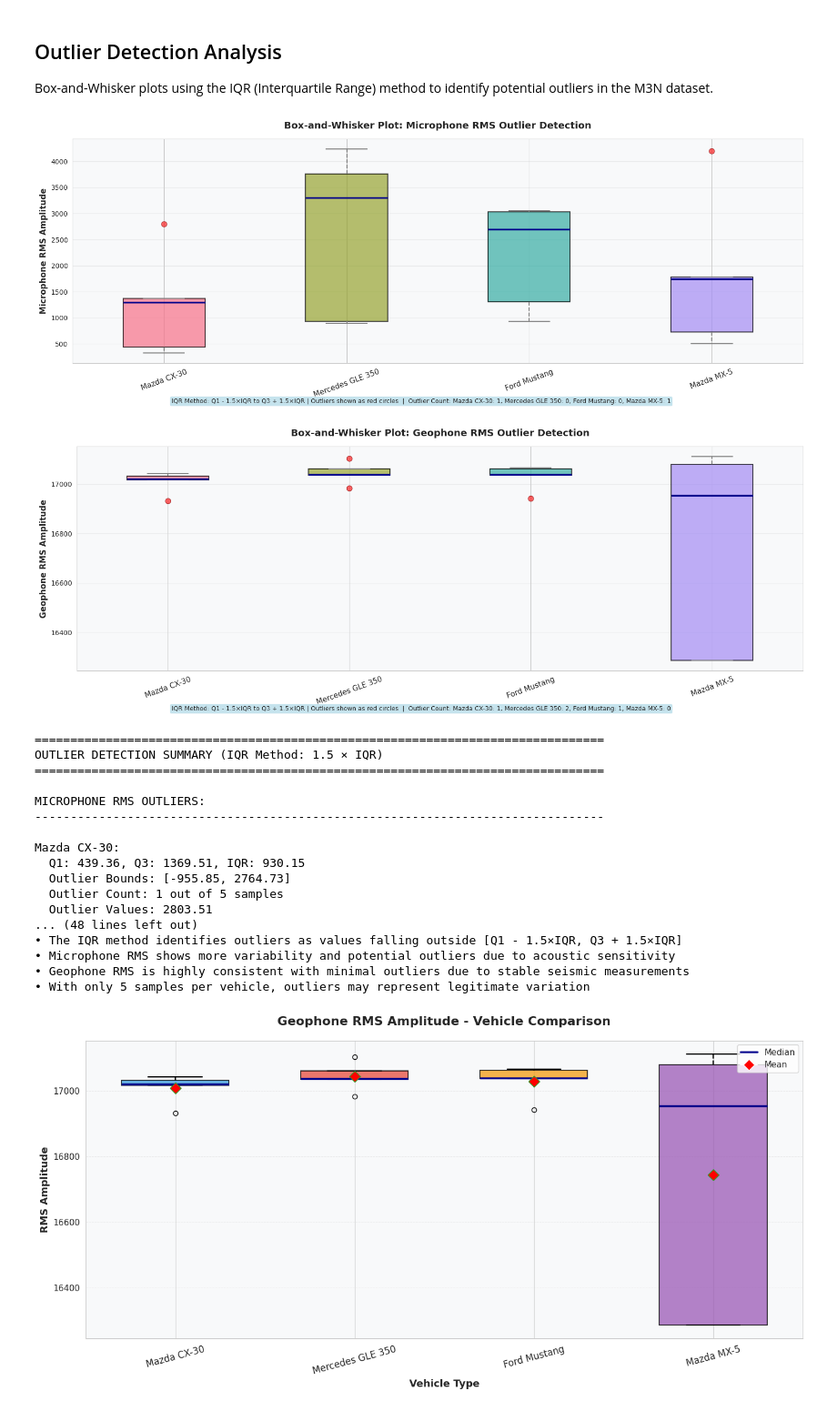
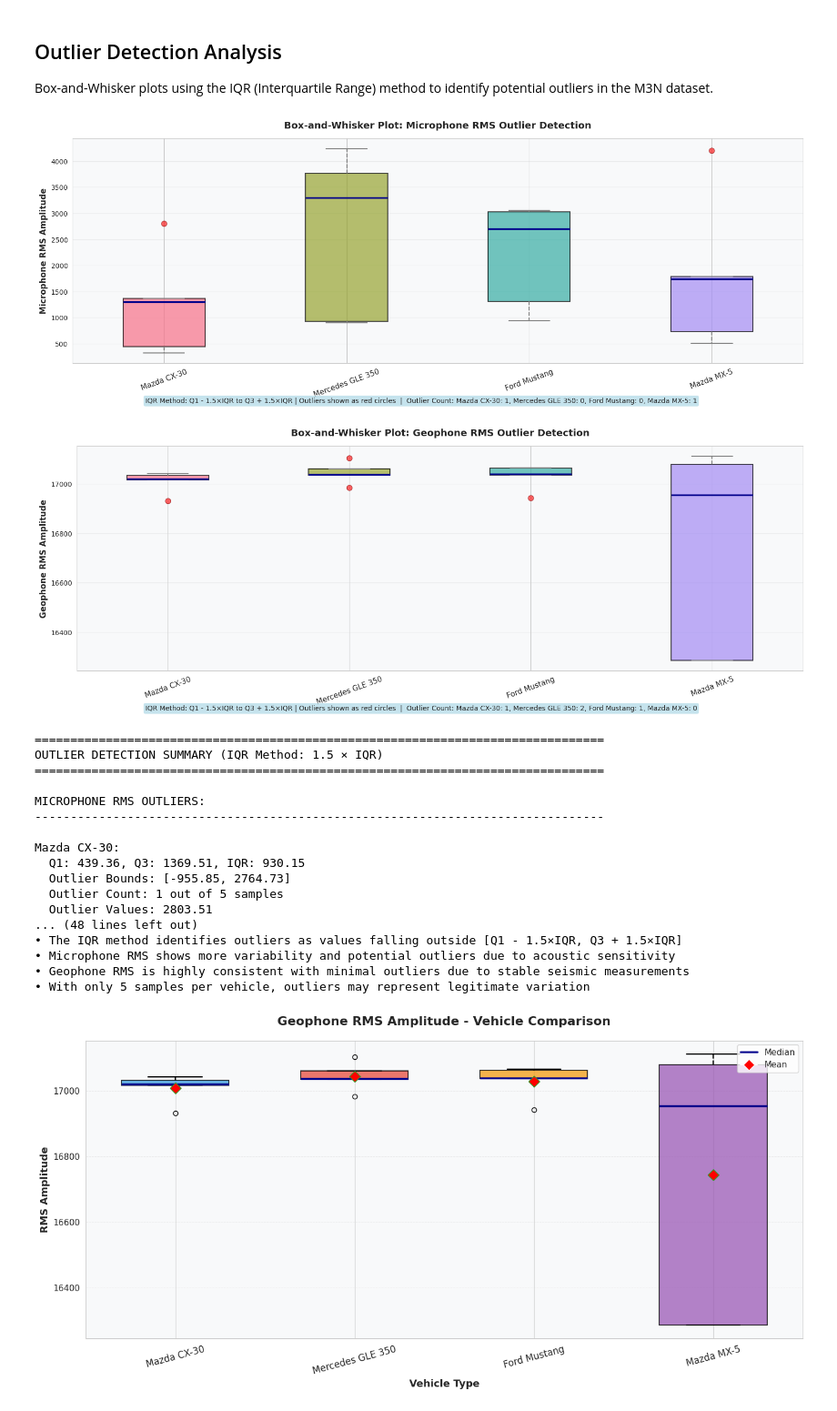
Before and after one commit to antoniogmagana/Dark_Circle, a Jupyter notebook: data_exploration_notebooks/m3n_data_exploration.ipynb, the cells around one changed output. Shown at 91% size. Drawn from its saved outputs; the diff is of its cells as text; code cells hidden in the pictures.

```diff
--- a/data_exploration_notebooks/m3n_data_exploration.ipynb
+++ b/data_exploration_notebooks/m3n_data_exploration.ipynb
@@ -1069,16 +1069,16 @@ if len(signal_char_df) > 0:
         height_rms = bar_rms.get_height()
         height_peak = bar_peak.get_height()
         ax1.text(bar_rms.get_x() + bar_rms.get_width()/2., height_rms,
-                f'{int(height_rms)}', ha='center', va='bottom', fontsize=9, fontweight='bold')
+                f'{int(height_rms)}', ha='center', va='bottom', fontsize=10, fontweight='bold')
         ax1.text(bar_peak.get_x() + bar_peak.get_width()/2., height_peak,
-                f'{int(height_peak)}', ha='center', va='bottom', fontsize=9, fontweight='bold')
+                f'{int(height_peak)}', ha='center', va='bottom', fontsize=10, fontweight='bold')
 
     ax1.set_ylabel('Amplitude', fontsize=13, fontweight='bold')
     ax1.set_xlabel('Vehicle Type', fontsize=13, fontweight='bold')
     ax1.set_title('Microphone Signal Amplitude\n(Acoustic Response)', fontsize=14, fontweight='bold', pad=15)
     ax1.set_xticks(x)
     ax1.set_xticklabels(vehicles, rotation=20, ha='right', fontsize=11)
-    ax1.legend(fontsize=9, bbox_to_anchor=(0.5, -0.15), loc='upper center', ncol=2, framealpha=0.95, edgecolor='gray')
+    ax1.legend(fontsize=10, bbox_to_anchor=(0.5, -0.15), loc='upper center', ncol=2, framealpha=0.95, edgecolor='gray')
     ax1.grid(alpha=0.3, axis='y', linestyle='--', linewidth=0.8)
     ax1.set_axisbelow(True)
 
@@ -1094,16 +1094,16 @@ if len(signal_char_df) > 0:
         height_rms = bar_rms.get_height()
         height_peak = bar_peak.get_height()
         ax2.text(bar_rms.get_x() + bar_rms.get_width()/2., height_rms,
-                f'{int(height_rms)}', ha='center', va='bottom', fontsize=9, fontweight='bold')
+                f'{int(height_rms)}', ha='center', va='bottom', fontsize=10, fontweight='bold')
         ax2.text(bar_peak.get_x() + bar_peak.get_width()/2., height_peak,
-                f'{int(height_peak)}', ha='center', va='bottom', fontsize=9, fontweight='bold')
+                f'{int(height_peak)}', ha='center', va='bottom', fontsize=10, fontweight='bold')
 
     ax2.set_ylabel('Amplitude', fontsize=13, fontweight='bold')
     ax2.set_xlabel('Vehicle Type', fontsize=13, fontweight='bold')
     ax2.set_title('Geophone Signal Amplitude\n(Seismic Response)', fontsize=14, fontweight='bold', pad=15)
     ax2.set_xticks(x)
     ax2.set_xticklabels(vehicles, rotation=20, ha='right', fontsize=11)
-    ax2.legend(fontsize=9, bbox_to_anchor=(0.5, -0.15), loc='upper center', ncol=2, framealpha=0.95, edgecolor='gray')
+    ax2.legend(fontsize=10, bbox_to_anchor=(0.5, -0.15), loc='upper center', ncol=2, framealpha=0.95, edgecolor='gray')
     ax2.grid(alpha=0.3, axis='y', linestyle='--', linewidth=0.8)
     ax2.set_axisbelow(True)
 
@@ -1125,7 +1125,7 @@ if len(signal_char_df) > 0:
     ax1.grid(alpha=0.25, axis='y', linestyle='--')
     # Add value labels on bars
     for i, v in enumerate(signal_char_df['mic_rms']):
-        ax1.text(i, v, f'{v:.0f}', ha='center', va='bottom', fontsize=9, fontweight='bold')
+        ax1.text(i, v, f'{v:.0f}', ha='center', va='bottom', fontsize=10, fontweight='bold')
 
     # Right: Geophone RMS Comparison
     ax2 = axes[1]
@@ -1137,7 +1137,7 @@ if len(signal_char_df) > 0:
     ax2.grid(alpha=0.25, axis='y', linestyle='--')
     # Add value labels on bars
     for i, v in enumerate(signal_char_df['geo_rms']):
-        ax2.text(i, v, f'{v:.1f}', ha='center', va='bottom', fontsize=9, fontweight='bold')
+        ax2.text(i, v, f'{v:.1f}', ha='center', va='bottom', fontsize=10, fontweight='bold')
 
     plt.tight_layout()
     plt.show()
@@ -1155,7 +1155,7 @@ if len(signal_char_df) > 0:
     plt.axhline(y=mic_to_geo_ratio.mean(), color='red', linestyle='--', linewidth=2, alpha=0.7, label=f'Mean: {mic_to_geo_ratio.mean():.3f}')
     # Add value labels
     for i, v in enumerate(mic_to_geo_ratio):
-        plt.text(i, v, f'{v:.3f}', ha='center', va='bottom', fontsize=9, fontweight='bold')
+        plt.text(i, v, f'{v:.3f}', ha='center', va='bottom', fontsize=10, fontweight='bold')
     plt.legend(fontsize=10, loc='upper right')
     plt.tight_layout()
     plt.show()
@@ -1204,12 +1204,12 @@ if len(signal_char_df) > 0:
         # Add value labels
         for i, (bar, val) in enumerate(zip(bars, values)):
             ax.text(bar.get_x() + bar.get_width()/2., val, f'{int(val)}',
-                   ha='center', va='bottom', fontsize=9, fontweight='bold')
+                   ha='center', va='bottom', fontsize=10, fontweight='bold')
 
         ax.set_title(f'{vehicle}', fontsize=13, fontweight='bold', pad=10)
         ax.set_ylabel('Amplitude', fontsize=10)
         ax.set_xticks(range(4))
-        ax.set_xticklabels(metrics, fontsize=9)
+        ax.set_xticklabels(metrics, fontsize=10)
         ax.grid(alpha=0.3, axis='y')
 
     plt.suptitle('Signal Amplitude by Vehicle Type\n(RMS and Peak values for both sensors)',
@@ -1230,13 +1230,13 @@ if len(signal_char_df) > 0:
         for bar in bars:
             height = bar.get_height()
             ax1.text(bar.get_x() + bar.get_width()/2., height, f'{int(height)}',
-                    ha='center', va='bottom', fontsize=8)
+                    ha='center', va='bottom', fontsize=10)
 
     ax1.set_ylabel('Amplitude', fontsize=11)
     ax1.set_xlabel('Vehicle', fontsize=11)
     ax1.set_title('Microphone: Amplitude Differences Across Vehicles', fontsize=12, fontweight='bold')
     ax1.set_xticks(x)
-    ax1.set_xticklabels(vehicles, rotation=20, ha='right', fontsize=9)
+    ax1.set_xticklabels(vehicles, rotation=20, ha='right', fontsize=10)
     ax1.legend()
     ax1.grid(alpha=0.3, axis='y')
 
@@ -1249,13 +1249,13 @@ if len(signal_char_df) > 0:
         for bar in bars:
             height = bar.get_height()
             ax2.text(bar.get_x() + bar.get_width()/2., height, f'{int(height)}',
-                    ha='center', va='bottom', fontsize=8)
+                    ha='center', va='bottom', fontsize=10)
 
     ax2.set_ylabel('Amplitude', fontsize=11)
     ax2.set_xlabel('Vehicle', fontsize=11)
     ax2.set_title('Geophone: DC Offset Masks Vehicle Differences', fontsize=12, fontweight='bold')
     ax2.set_xticks(x)
-    ax2.set_xticklabels(vehicles, rotation=20, ha='right', fontsize=9)
+    ax2.set_xticklabels(vehicles, rotation=20, ha='right', fontsize=10)
     ax2.legend()
     ax2.grid(alpha=0.3, axis='y')
 
@@ -1506,7 +1506,7 @@ if len(amplitude_df) > 0:
 
     plt.tight_layout()
     fig1.text(0.5, 0.01, f'{textstr}  |  {outlier_text}',
-              ha='center', fontsize=9,
+              ha='center', fontsize=10,
               bbox=dict(boxstyle='round', facecolor='lightblue', alpha=0.7))
     plt.show()
 
@@ -1560,7 +1560,7 @@ if len(amplitude_df) > 0:
 
     plt.tight_layout()
     fig2.text(0.5, 0.01, f'{textstr}  |  {outlier_text}',
-              ha='center', fontsize=9,
+              ha='center', fontsize=10,
               bbox=dict(boxstyle='round', facecolor='lightblue', alpha=0.7))
     plt.show()
     # Print detailed outlier analysis
@@ -1587,35 +1587,35 @@ if len(amplitude_df) > 0:
             print(f"  Outlier Values: {', '.join([f'{x:.2f}' for x in outliers])}")
 
     print("\n" + "="*80)
     print("GEOPHONE RMS OUTLIERS:")
     print("-" * 80)
     for i, vehicle in enumerate(vehicles):
         data = geo_box_data[i]
         q1, q3 = np.percentile(data, [25, 75])
         iqr = q3 - q1
         lower_bound = q1 - 1.5 * iqr
         upper_bound = q3 + 1.5 * iqr
         outliers = data[(data < lower_bound) | (data > upper_bound)]
 
         print(f"\n{vehicle}:")
         print(f"  Q1: {q1:.2f}, Q3: {q3:.2f}, IQR: {iqr:.2f}")
         print(f"  Outlier Bounds: [{lower_bound:.2f}, {upper_bound:.2f}]")
         print(f"  Outlier Count: {len(outliers)} out of {len(data)} samples")
         if len(outliers) > 0:
             print(f"  Outlier Values: {', '.join([f'{x:.2f}' for x in outliers])}")
 
     print("\n" + "="*80)
     print("INTERPRETATION:")
     print("="*80)
     print("""
 • The IQR method identifies outliers as values falling outside [Q1 - 1.5×IQR, Q3 + 1.5×IQR]
 • Microphone RMS shows more variability and potential outliers due to acoustic sensitivity
 • Geophone RMS is highly consistent with minimal outliers due to stable seismic measurements
 • With only 5 samples per vehicle, outliers may represent legitimate variation
         """)
 # %% [output]
-[figure, old version]
+[figure, new version]
-[figure, old version]
+[figure, new version]
 ================================================================================
 OUTLIER DETECTION SUMMARY (IQR Method: 1.5 × IQR)
 ================================================================================
```
Also changed, not shown: parts of 4 cells of this notebook.
